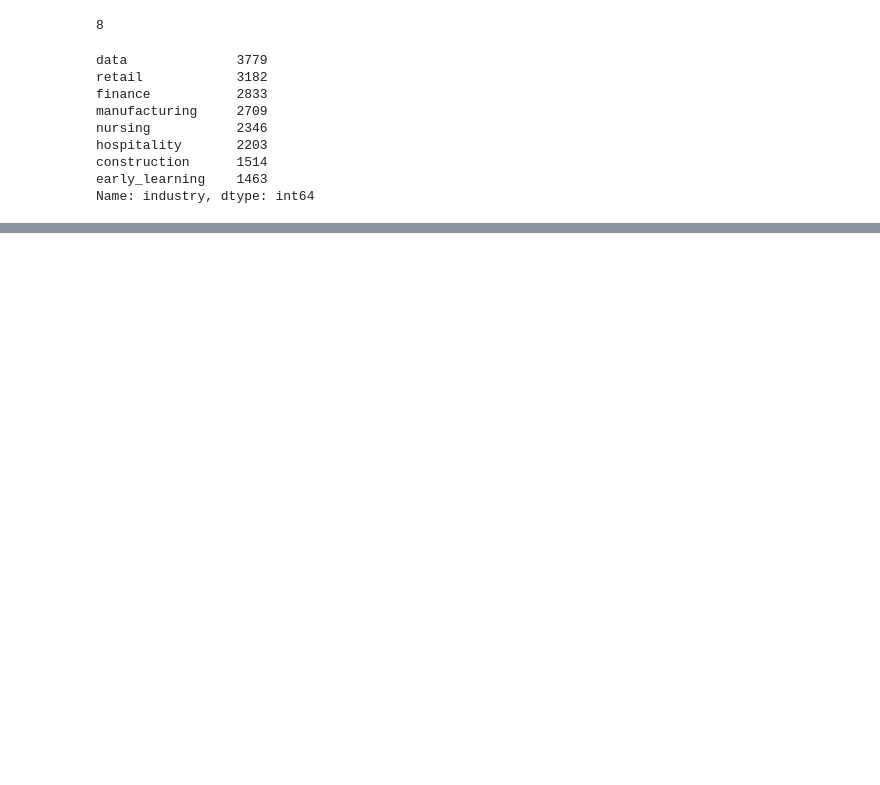
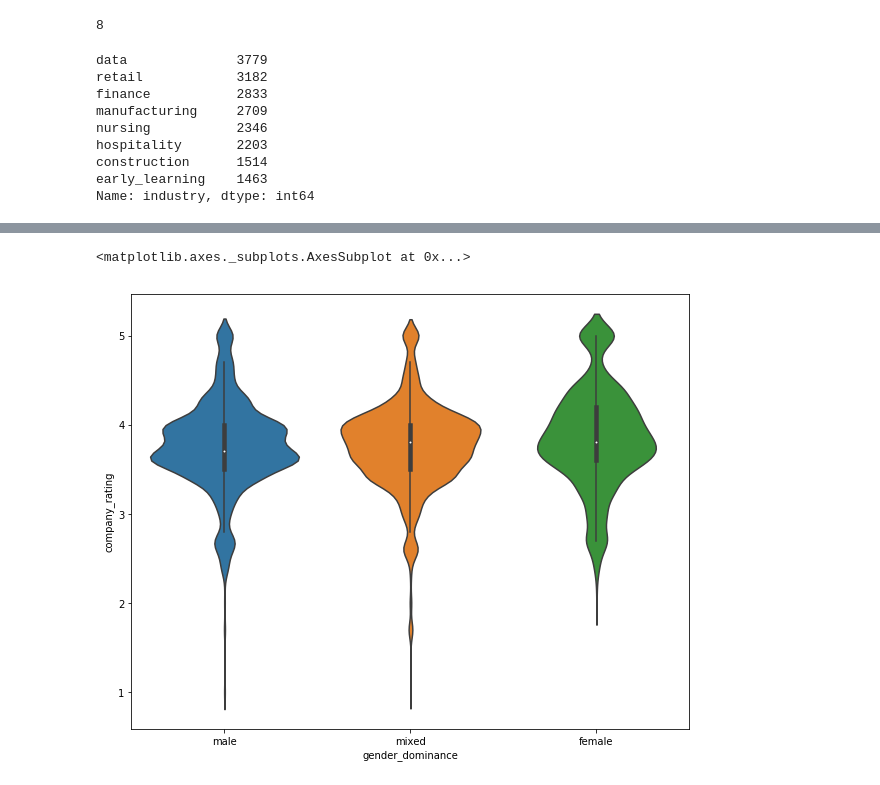
Before and after one commit to LydiaPeabody/job-description-gender-analysis, a Jupyter notebook: job_description_text_EDA.ipynb, the cells around one changed output, grey strips where cells are left out. Cells and saved outputs as stored; diff of their text form; code cells hidden in the pictures; blank space fills up the shorter version.

```diff
--- a/job_description_text_EDA.ipynb
+++ b/job_description_text_EDA.ipynb
@@ -170,0 +172,6 @@ topic
+# %%
+plt.figure(figsize=(10,8))
+sns.violinplot(x='gender_dominance', y='company_rating', data=jd_text_df)
+# %% [output]
+<matplotlib.axes._subplots.AxesSubplot at 0x...>
+[figure, added]
```
Also changed, not shown: parts of 41 cells of this notebook.
